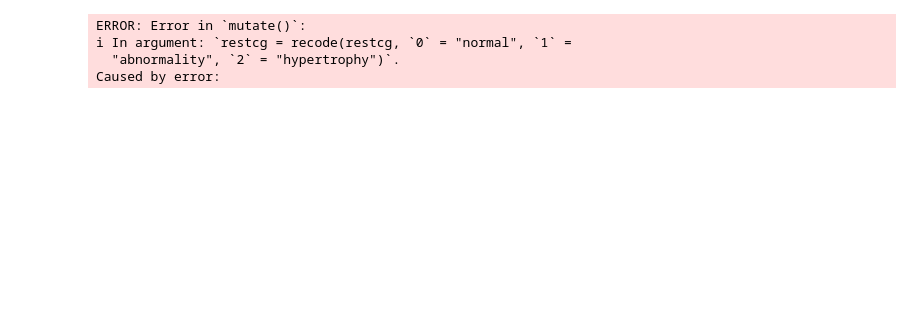
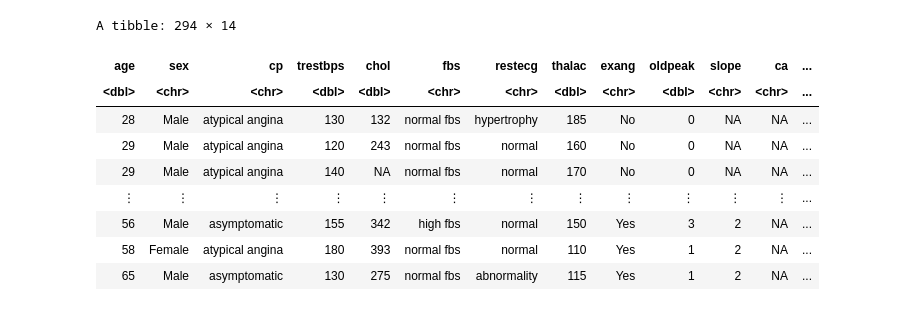
Before and after one commit to szulkifl/dsci-data-analysis-project-44, a Jupyter notebook: project_proposal.ipynb, the cells around one changed output. Drawn from its saved outputs; the diff is of its cells as text; code cells hidden in the pictures; blank space fills up the shorter version.

```diff
--- a/project_proposal.ipynb
+++ b/project_proposal.ipynb
@@ -26,28 +8,39 @@ The following objects are masked from ‘package:dplyr’:
 # %%
+#setting a fixed seed value (to be maintainied consistently throughout the entire project)
+set.seed(50)
+
+
+# Loading the dataset and ensuring that it is cleaned and wrangled
 url <- "https://raw.githubusercontent.com/szulkifl/dsci-data-analysis-project-44/main/processed.hungarian.data.txt"
 hungarian_data <- read_csv(url, col_names= c("age", "sex", "cp", "trestbps",
                                              "chol", "fbs", "restecg", "thalac", "exang", "oldpeak",
                                              "slope", "ca", "thal", "num" ),
                           show_col_types = FALSE) |>
                                              mutate(across(where(is.character), ~na_if(.x, "?"))) |>
                                              mutate(trestbps = as.numeric(trestbps),
                                                     chol = as.numeric(chol),
                                                     restecg = as.numeric(restecg),
                                                     thalac = as.numeric(thalac),
                                                     num = as.character(num),
                                                     sex = as.character(sex)) |>
                                              mutate(num = fct_recode(num, "Negative" = "0", "Positive" = "1")) |>
                                              mutate(sex = recode(sex, "1" = "Male", "0" = "Female")) |>
                                              mutate(exang = recode(exang, "0" = "No", "1" = "Yes")) |>
                                             mutate (cp = recode( cp, "1" = "typical angina" , "2" = "atypical angina",
                                                                 "3" = "non-anginal pain", "4" = "asymptomatic" )) |>
                                             mutate (fbs = recode( fbs, "1" = "high fbs", "0" = "normal fbs")) |>
-                                            mutate( restcg = recode ( restcg, "0" = "normal" , "1" = "abnormality", "2" = "hypertrophy"))
 
+                                            mutate(restecg = recode (restecg, "0" = "normal" , "1" = "abnormality", "2" = "hypertrophy"))
 
 hungarian_data
 # %% [output]
-ERROR: Error in `mutate()`:
-ℹ In argument: `restcg = recode(restcg, `0` = "normal", `1` =
-  "abnormality", `2` = "hypertrophy")`.
-Caused by error:
+A tibble: 294 × 14
+| age | sex | cp | trestbps | chol | fbs | restecg | thalac | exang | oldpeak | slope | ca | ... |
+| <dbl> | <chr> | <chr> | <dbl> | <dbl> | <chr> | <chr> | <dbl> | <chr> | <dbl> | <chr> | <chr> | ... |
+| 28 | Male | atypical angina | 130 | 132 | normal fbs | hypertrophy | 185 | No | 0 | NA | NA | ... |
+| 29 | Male | atypical angina | 120 | 243 | normal fbs | normal | 160 | No | 0 | NA | NA | ... |
+| 29 | Male | atypical angina | 140 | NA | normal fbs | normal | 170 | No | 0 | NA | NA | ... |
+| ⋮ | ⋮ | ⋮ | ⋮ | ⋮ | ⋮ | ⋮ | ⋮ | ⋮ | ⋮ | ⋮ | ⋮ | ... |
+| 56 | Male | asymptomatic | 155 | 342 | high fbs | normal | 150 | Yes | 3 | 2 | NA | ... |
+| 58 | Female | atypical angina | 180 | 393 | normal fbs | normal | 110 | Yes | 1 | 2 | NA | ... |
+| 65 | Male | asymptomatic | 130 | 275 | normal fbs | abnormality | 115 | Yes | 1 | 2 | NA | ... |
```
Also changed, not shown: parts of 24 cells of this notebook.
